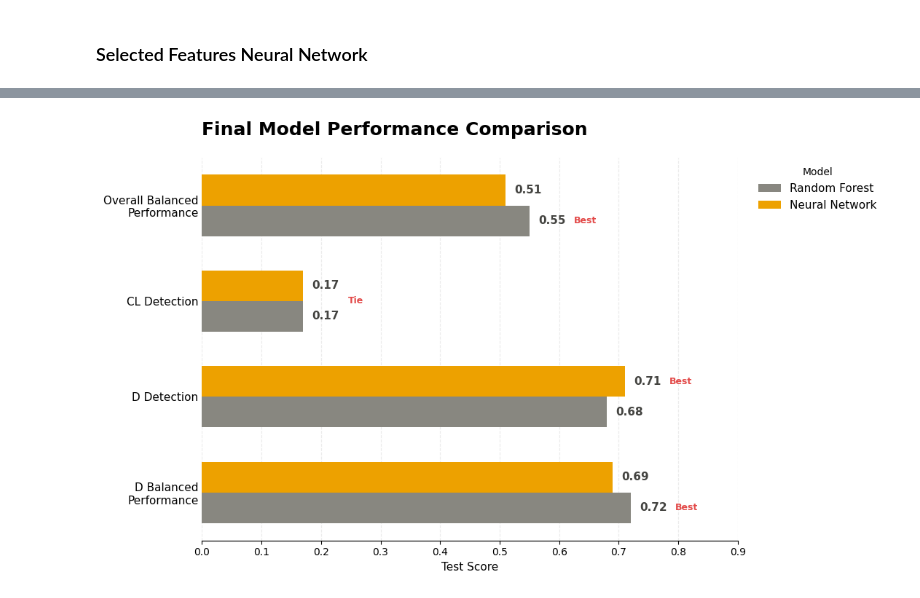
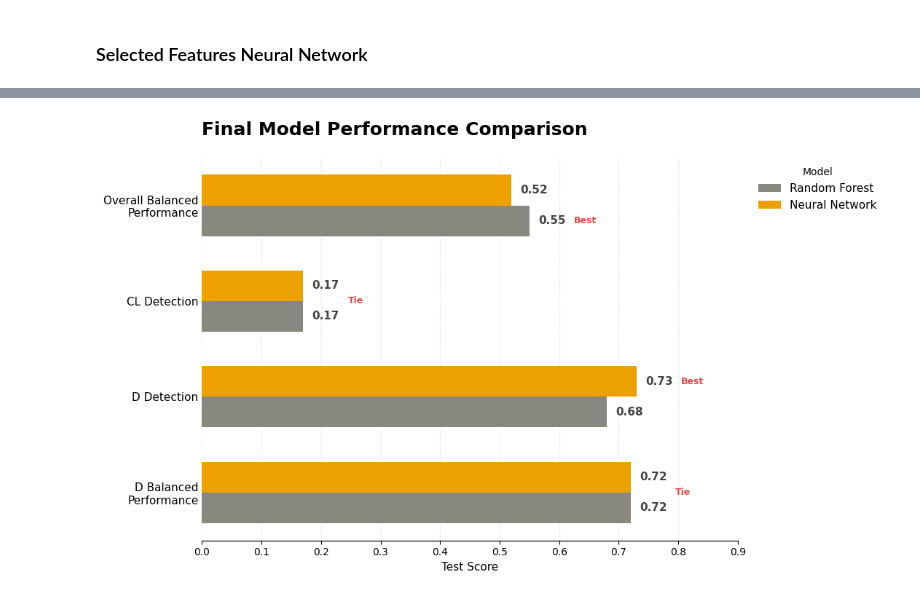
Before and after one commit to swirita/Cirrhosis-Prediction, a Jupyter notebook: Cirrhosis_Prediction.ipynb, the cells around one changed output, grey strips where cells are left out. Drawn from its saved outputs; the diff is of its cells as text; code cells hidden in the pictures.

```diff
--- a/Cirrhosis_Prediction.ipynb
+++ b/Cirrhosis_Prediction.ipynb
@@ -2451,8 +2444,9 @@ metric_details = [
     'D F1'
 ]
 
+# Updated final test scores
 rf_scores = np.array([0.55, 0.17, 0.68, 0.72])
-nn_scores = np.array([0.51, 0.17, 0.71, 0.69])
+nn_scores = np.array([0.52, 0.17, 0.73, 0.72])
 
 colors = ['#888780', '#eda100']
 
@@ -2500,17 +2494,22 @@ for index, (rf, nn) in enumerate(zip(rf_scores, nn_scores)):
     if rf > nn:
         best_score = rf
         best_y = index + bar_height / 2
+        label = 'Best'
+
     elif nn > rf:
         best_score = nn
         best_y = index - bar_height / 2
+        label = 'Best'
+
     else:
         best_score = rf
         best_y = index
+        label = 'Tie'
 
     ax.text(
         best_score + 0.075,
         best_y,
-        'Best' if rf != nn else 'Tie',
+        label,
         va='center',
         fontsize=9,
         fontweight='bold',
@@ -2527,43 +2526,34 @@ ax.set_title(
     'Final Model Performance Comparison',
     fontsize=18,
     fontweight='bold',
     loc='left',
     pad=22
 )
-
-# ax.text(
-#     0,
-#     1.03,
-#     'Higher scores indicate better performance',
-#     transform=ax.transAxes,
-#     fontsize=11,
-#     color='#555555'
-# )
 
 ax.grid(
     axis='x',
     linestyle='--',
     alpha=0.25,
     zorder=0
 )
 
 ax.spines[['top', 'right', 'left']].set_visible(False)
 ax.tick_params(axis='y', length=0)
 
 ax.invert_yaxis()
 
 ax.legend(
     title='Model',
     bbox_to_anchor=(1.02, 1),
     loc='upper left',
     frameon=False,
     fontsize=11
 )
 
 plt.tight_layout()
 plt.show()
 # %% [output]
-[figure, old version]
+[figure, new version]
 # %%
 # Wrapper so Keras model has a sklearn-style predict() returning class labels
 class KerasClassifierWrapper:
```
Also changed, not shown: parts of 17 cells of this notebook.
